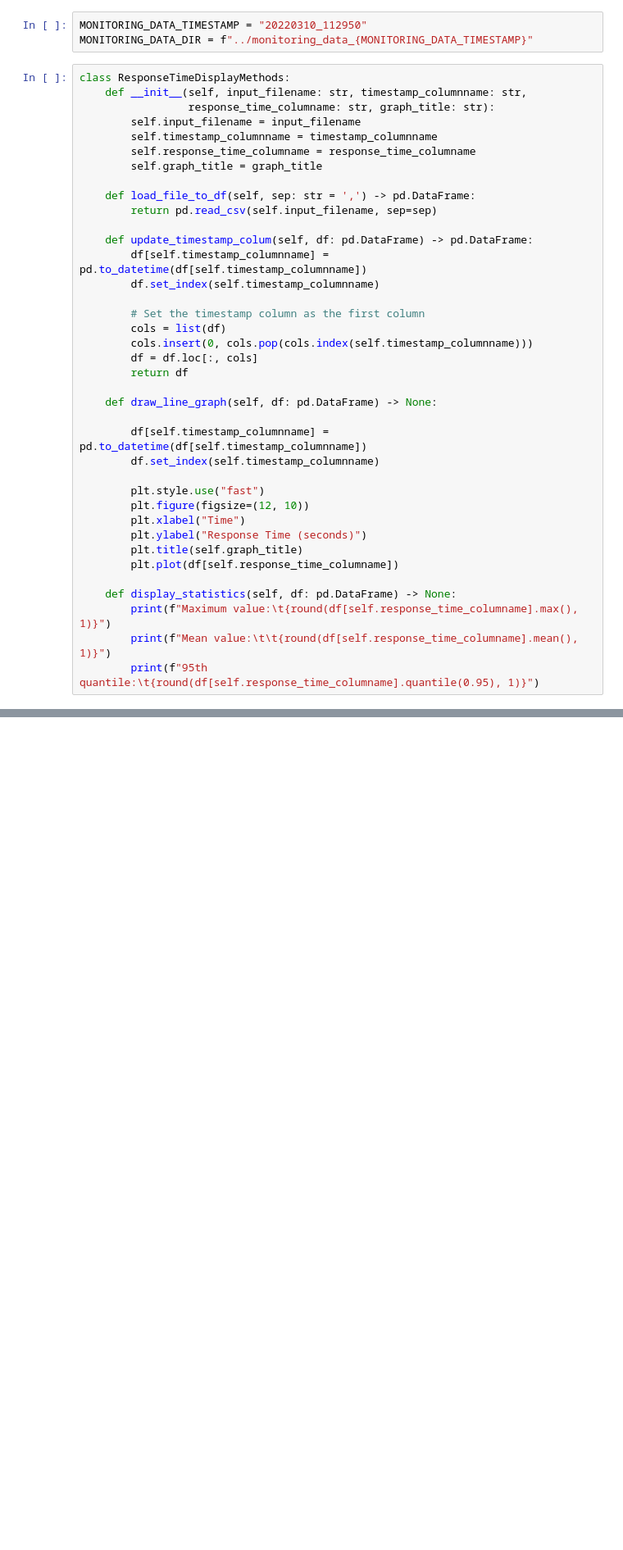
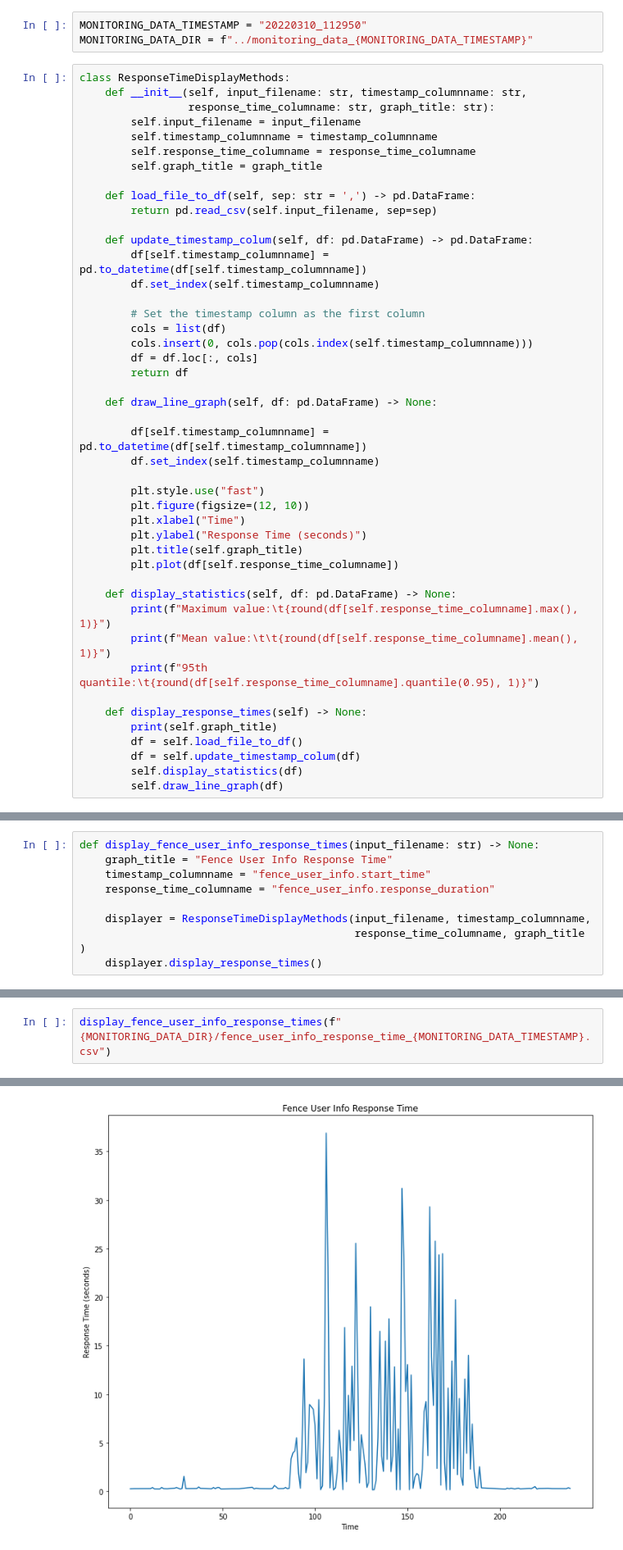
Before and after one commit to mbaumann-broad/terra-worfklow-scale-test-tools, a Jupyter notebook: notebooks/graph_response_time_data.ipynb, the cells around one changed output, grey strips where cells are left out. Shown at 82% size. Saved outputs shown, nothing was run; the diff lists cells and outputs as text; blank space fills up the shorter version.

Commit message:
Added display of Fence user info response times

```diff
--- a/notebooks/graph_response_time_data.ipynb
+++ b/notebooks/graph_response_time_data.ipynb
@@ -46,6 +46,13 @@ class ResponseTimeDisplayMethods:
         print(f"Maximum value:\t{round(df[self.response_time_columname].max(), 1)}")
         print(f"Mean value:\t\t{round(df[self.response_time_columname].mean(), 1)}")
         print(f"95th quantile:\t{round(df[self.response_time_columname].quantile(0.95), 1)}")
+
+    def display_response_times(self) -> None:
+        print(self.graph_title)
+        df = self.load_file_to_df()
+        df = self.update_timestamp_colum(df)
+        self.display_statistics(df)
+        self.draw_line_graph(df)
 # %%
 def display_martha_response_times(input_filename: str) -> None:
     graph_title = "Martha Response Time"
@@ -62,3 +65,12 @@ def display_martha_response_times(input_filename: str) -> None:
+# %%
+def display_fence_user_info_response_times(input_filename: str) -> None:
+    graph_title = "Fence User Info Response Time"
+    timestamp_columnname = "fence_user_info.start_time"
+    response_time_columname = "fence_user_info.response_duration"
+
+    displayer = ResponseTimeDisplayMethods(input_filename, timestamp_columnname,
+                                           response_time_columname, graph_title )
+    displayer.display_response_times()
 # %%
 display_martha_response_times(f"{MONITORING_DATA_DIR}/martha_response_time_{MONITORING_DATA_TIMESTAMP}.csv")
 # %% [output]
@@ -67,3 +79,6 @@ Maximum value:  58.2
 Mean value:             30.0
 95th quantile:  58.1
 [figure]
+# %%
+display_fence_user_info_response_times(f"{MONITORING_DATA_DIR}/fence_user_info_response_time_{MONITORING_DATA_TIMESTAMP}.csv")
+# %% [output]
@@ -69,0 +89 @@ Mean value:             30.0
+[figure, added]
```
Also changed, not shown: parts of 2 cells of this notebook.
